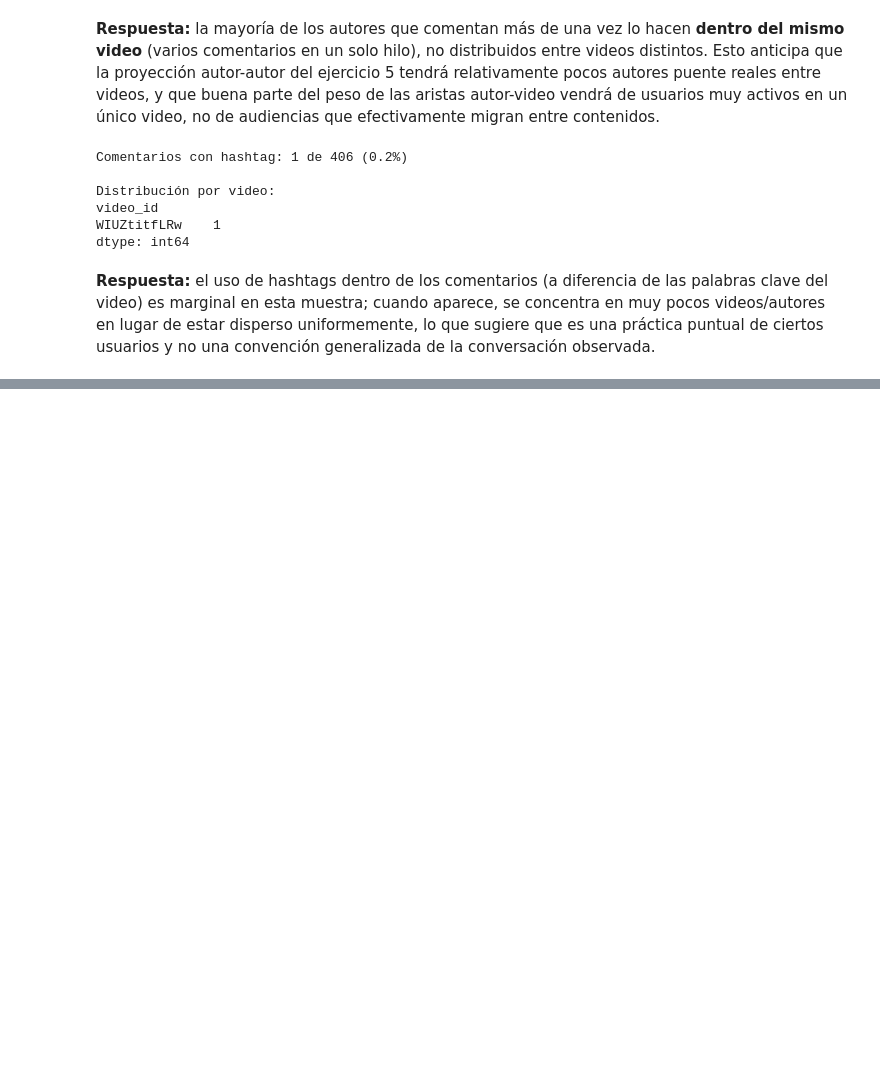
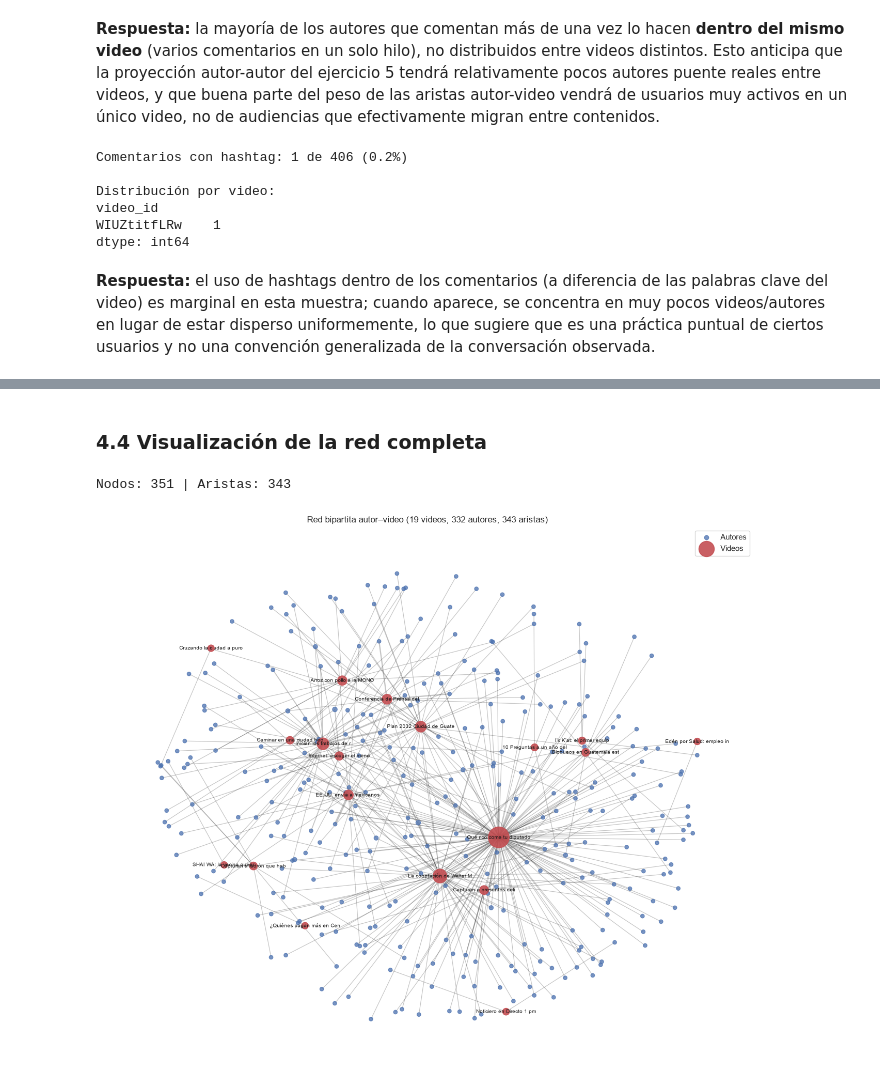
Before and after one commit to DavidDominguez-11/DS-Lab1, a Jupyter notebook: Laboratorio_6.ipynb, the cells around one changed output, grey strips where cells are left out. Drawn from its saved outputs; the diff is of its cells as text; code cells hidden in the pictures; blank space fills up the shorter version.

Commit message:
Agregar construccion de la red bipartita autor-video

```diff
--- a/Laboratorio_6.ipynb
+++ b/Laboratorio_6.ipynb
@@ -1070,0 +1163,52 @@ usuarios y no una convención generalizada de la conversación observada.
+# %% [markdown]
+### 4.4 Visualización de la red completa
+# %%
+B = nx.Graph()
+
+for _, fila in nodos_video.iterrows():
+    B.add_node(fila["node_id"], bipartite="video", etiqueta=fila["etiqueta"], category=fila["category"])
+
+for _, fila in nodos_autor.iterrows():
+    B.add_node(fila["node_id"], bipartite="autor", etiqueta=fila["etiqueta"])
+
+for _, fila in tabla_aristas.iterrows():
+    B.add_edge(fila["source"], fila["target"], weight=fila["weight"])
+
+print(f"Nodos: {B.number_of_nodes()} | Aristas: {B.number_of_edges()}")
+# %% [output]
+Nodos: 351 | Aristas: 343
+# %%
+pos = nx.spring_layout(B, k=0.35, seed=RANDOM_STATE, weight="weight")
+
+nodos_video_id = [n for n, d in B.nodes(data=True) if d["bipartite"] == "video"]
+nodos_autor_id = [n for n, d in B.nodes(data=True) if d["bipartite"] == "autor"]
+
+grado = dict(B.degree())
+pesos_aristas = [B[u][v]["weight"] for u, v in B.edges()]
+
+fig, ax = plt.subplots(figsize=(13, 11))
+
+nx.draw_networkx_edges(B, pos, alpha=0.25, width=[0.5 + 0.4 * w for w in pesos_aristas], ax=ax)
+
+nx.draw_networkx_nodes(
+    B, pos, nodelist=nodos_autor_id,
+    node_size=[20 + 8 * grado[n] for n in nodos_autor_id],
+    node_color="#4C72B0", alpha=0.75, label="Autores", ax=ax,
+)
+nx.draw_networkx_nodes(
+    B, pos, nodelist=nodos_video_id,
+    node_size=[80 + 6 * grado[n] for n in nodos_video_id],
+    node_color="#C44E52", alpha=0.9, label="Videos", ax=ax,
+)
+
+etiquetas_video = {n: B.nodes[n]["etiqueta"][:25] for n in nodos_video_id}
+nx.draw_networkx_labels(B, pos, labels=etiquetas_video, font_size=7, ax=ax)
+
+ax.set_title("Red bipartita autor–video (19 videos, 332 autores, 343 aristas)")
+ax.legend(scatterpoints=1)
+ax.axis("off")
+plt.tight_layout()
+plt.savefig("data/red_bipartita_autor_video.png", dpi=150)
+plt.show()
+# %% [output]
+[figure, added]
```
Also changed, not shown: parts of 6 cells of this notebook.
